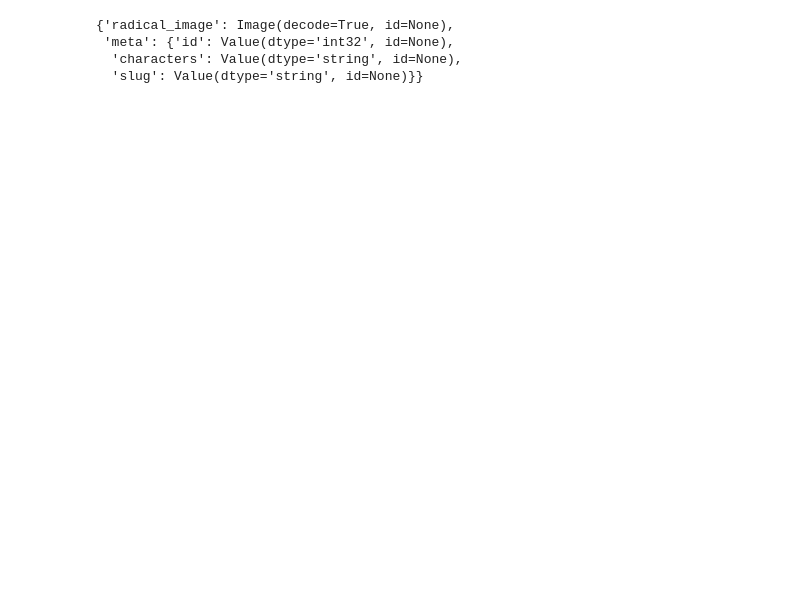
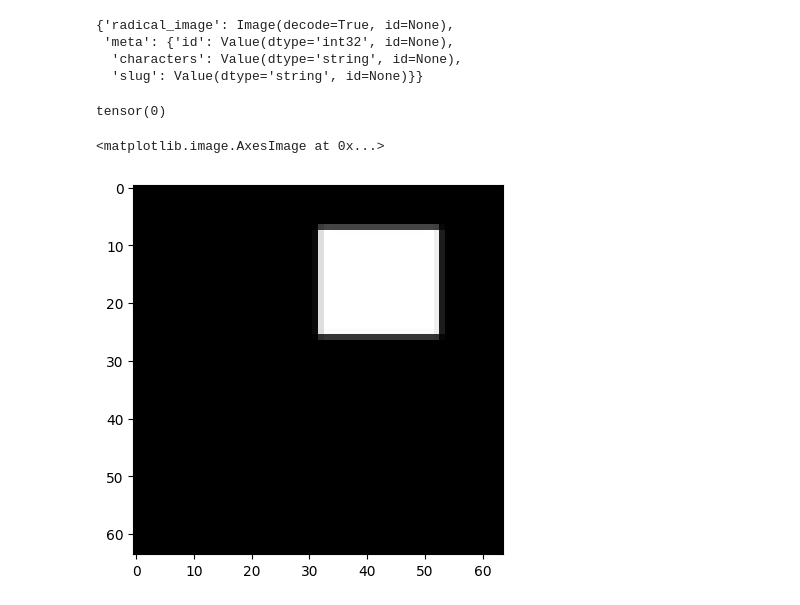
Before and after one commit to martingrzzler/robanohashi-backend, a Jupyter notebook: cmd/export/kanjis2radicals/pretrain.ipynb, the cells around one changed output. Cells and saved outputs as stored; diff of their text form; code cells hidden in the pictures; blank space fills up the shorter version.

```diff
--- a/cmd/export/kanjis2radicals/pretrain.ipynb
+++ b/cmd/export/kanjis2radicals/pretrain.ipynb
@@ -27,8 +28,11 @@ import numpy as np
 def set_label(example):
     return {"label": radical_id_to_index[example['meta']['id']]}
 # %%
-ds_one_hot = ds.map(set_label)
+ds_labeled = ds.map(set_label)
+# %%
+# sort ds_labeld by label
+ds_labeled = ds_labeled.sort('label')
 # %%
-ds_train = ds_one_hot.remove_columns(["meta"])
+ds_train = ds_labeled.remove_columns(["meta"])
 # %%
 resized_ds = ds_train.map(lambda example: {"radical_image": example['radical_image'].resize((64, 64))})
@@ -74,3 +101,6 @@ model = Net(num_classes)
 resized_ds.set_format(type='torch', columns=['radical_image', 'label'])
 # %%
 normalized_ds = resized_ds.map(lambda example: {"radical_image": example['radical_image'].unsqueeze(0) / 255.0})
+# %%
+first_half_ds = normalized_ds['train'].select(range(len(normalized_ds['train']) // 2))
+second_half_ds = normalized_ds['train'].select(range(len(normalized_ds['train']) // 2, len(normalized_ds['train'])))
@@ -77,3 +109,10 @@ normalized_ds = resized_ds.map(lambda example: {"radical_image": example['radica
+# %%
+print(first_half_ds[0]['label'])
+plt.imshow(first_half_ds[0]['radical_image'].squeeze(0), cmap='gray')
+# %% [output]
+tensor(0)
+<matplotlib.image.AxesImage at 0x...>
+[figure, added]
 # %%
 splits = normalized_ds['train'].train_test_split(test_size=0.1, shuffle=True)
 # %%
```
Also changed, not shown: parts of 15 cells of this notebook, 2 other files.
